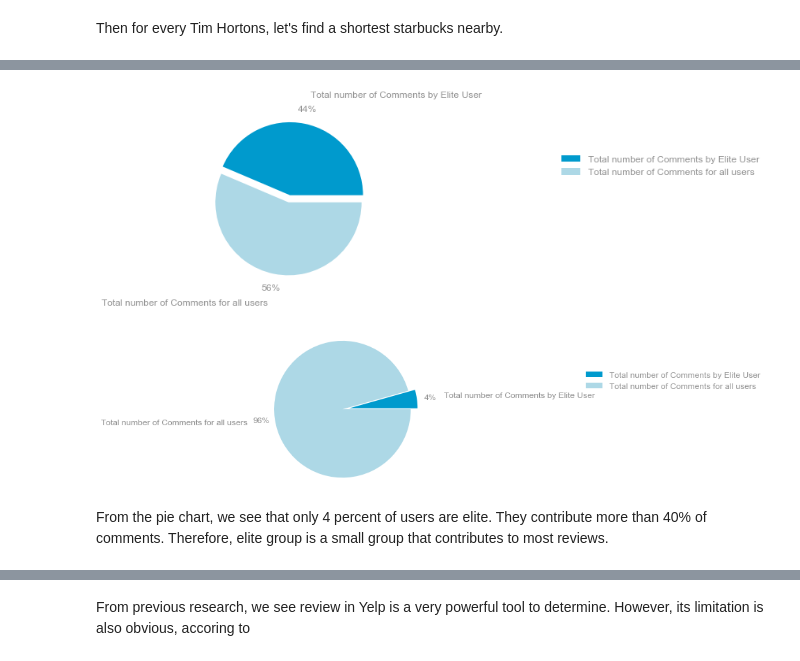
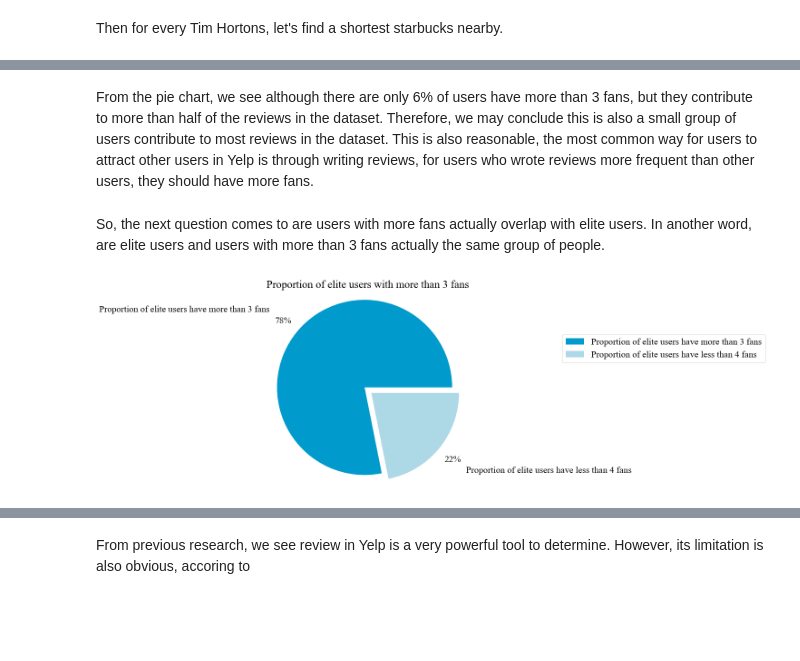
Before and after one commit to wangz585/Yelp-Data-Analysis, a Jupyter notebook: A2.ipynb, the cells around one changed output, grey strips where cells are left out. Saved outputs shown, nothing was run; the diff lists cells and outputs as text; code cells hidden in the pictures; blank space fills up the shorter version.

```diff
--- a/A2.ipynb
+++ b/A2.ipynb
@@ -675,0 +892,15 @@ raw_top_20_franchises
+# %%
+fig, ax = plt.subplots(figsize=(12,8))
+plt.rcParams['font.family'] =  "Times New Roman"
+plt.rcParams['text.color'] = 'black'
+plt.rcParams['font.size']=15
+labels = ['English','Chinese', 'Canadian', 'Italian', 'other']
+color_palette_list = ['#009ACD', '#ADD8E6']
+# Generate data for the pie chart
+explode=(0.1,0)
+ax.pie([0.129, 0.12, 0.113, 0.069, 0.569],  labels=labels,  autopct='%1.0f%%',
+       shadow=False, startangle=0)
+ax.axis('equal')
+ax.set_title("The Proportion of Businesses with available Bike Parking")
+ax.legend(loc='upper left')
+plt.show()
@@ -896,0 +1191,13 @@ Name: min_distance, dtype: float64
+# %%
+tim = star_tim[star_tim['modified_name'] == 'Tim Hortons']
+tim['min_distance'] = min_distance
+plt.figure(figsize=(13,10), dpi= 80)
+plt.rcParams['font.family'] =  "Times New Roman"
+plt.rcParams['text.color'] = 'black'
+plt.rcParams['font.size']=20
+plt.rcParams['axes.labelcolor'] = 'black'
+sns.distplot(tim['min_distance'], kde=False, color='red', bins=100)
+plt.title('The shortest distance between a Tim Hortons and a StarBucks', fontsize=18)
+plt.xlabel('Distance(km)', fontsize=16)
+plt.ylabel('Frequency', fontsize=16)
+plt.show()
@@ -1017,0 +1338,2 @@ total_elite_ratio = elite_user.shape[0]/user.shape[0]
+# %% [markdown]
+From the pie chart, we see although there are only 6% of users have more than 3 fans, but they contribute to more than half of the reviews in the dataset. Therefore, we may conclude this is also a small group of users contribute to most reviews in the dataset. This is also reasonable, the most common way for users to attract other users in Yelp is through writing reviews, for users who wrote reviews more frequent than other users, they should have more fans.
@@ -1018,52 +1344,22 @@ total_elite_ratio = elite_user.shape[0]/user.shape[0]
+# %% [markdown]
+So, the next question comes to are users with more fans actually overlap with elite users. In another word, are elite users and users with more than 3 fans actually the same group of people.
 # %%
 fig, ax = plt.subplots()
-plt.rcParams['font.sans-serif'] = 'Arial'
-plt.rcParams['font.family'] = 'sans-serif'
-plt.rcParams['text.color'] = '#909090'
-plt.rcParams['axes.labelcolor']= '#909090'
-plt.rcParams['xtick.color'] = '#909090'
-plt.rcParams['ytick.color'] = '#909090'
-plt.rcParams['font.size']=12
+fig.set_figheight(8)
+fig.set_figwidth(15)
 labels = ['Total number of Comments by Elite User',
          'Total number of Comments for all users']
 color_palette_list = ['#009ACD', '#ADD8E6', '#63D1F4', '#0EBFE9',
                       '#C1F0F6', '#0099CC']
-percentages = [total_review_elite_ratio, 1 -total_review_elite_ratio]
+percentages = [elite_have_fans_ratio, 1 -elite_have_fans_ratio]
 explode=(0.1,0)
-ax.pie(percentages, explode=explode, labels=labels,
+ax.pie(percentages, explode=explode, labels=['Proportion of elite users have more than 3 fans', 'Proportion of elite users have less than 4 fans'],
        colors=color_palette_list[0:2], autopct='%1.0f%%',
        shadow=False, startangle=0,
        pctdistance=1.2,labeldistance=1.4)
 ax.axis('equal')
-ax.set_title("")
-ax.legend(frameon=False, bbox_to_anchor=(1.5,0.8))
+ax.set_title("Proportion of elite users with more than 3 fans")
+ax.legend(bbox_to_anchor=(1, 0.8))
 plt.show()
 # %% [output]
-[figure, old version]
+[figure, new version]
-# %%
-fig, ax = plt.subplots()
-plt.rcParams['font.sans-serif'] = 'Arial'
-plt.rcParams['font.family'] = 'sans-serif'
-plt.rcParams['text.color'] = '#909090'
-plt.rcParams['axes.labelcolor']= '#909090'
-plt.rcParams['xtick.color'] = '#909090'
-plt.rcParams['ytick.color'] = '#909090'
-plt.rcParams['font.size']=12
-labels = ['Total number of Comments by Elite User',
-         'Total number of Comments for all users']
-color_palette_list = ['#009ACD', '#ADD8E6', '#63D1F4', '#0EBFE9',
-                      '#C1F0F6', '#0099CC']
-percentages = [total_elite_ratio, 1 -total_elite_ratio]
-explode=(0.1,0)
-ax.pie(percentages, explode=explode, labels=labels,
-       colors=color_palette_list[0:2], autopct='%1.0f%%',
-       shadow=False, startangle=0,
-       pctdistance=1.2,labeldistance=1.4)
-ax.axis('equal')
-ax.set_title("")
-ax.legend(frameon=False, bbox_to_anchor=(1.5,0.8))
-plt.show()
-# %% [output]
-[figure, removed]
-# %% [markdown]
-From the pie chart, we see that only 4 percent of users are elite. They contribute more than 40% of comments. Therefore, elite group is a small group that contributes to most reviews.
```
Also changed, not shown: parts of 242 cells of this notebook, 1 other file.
